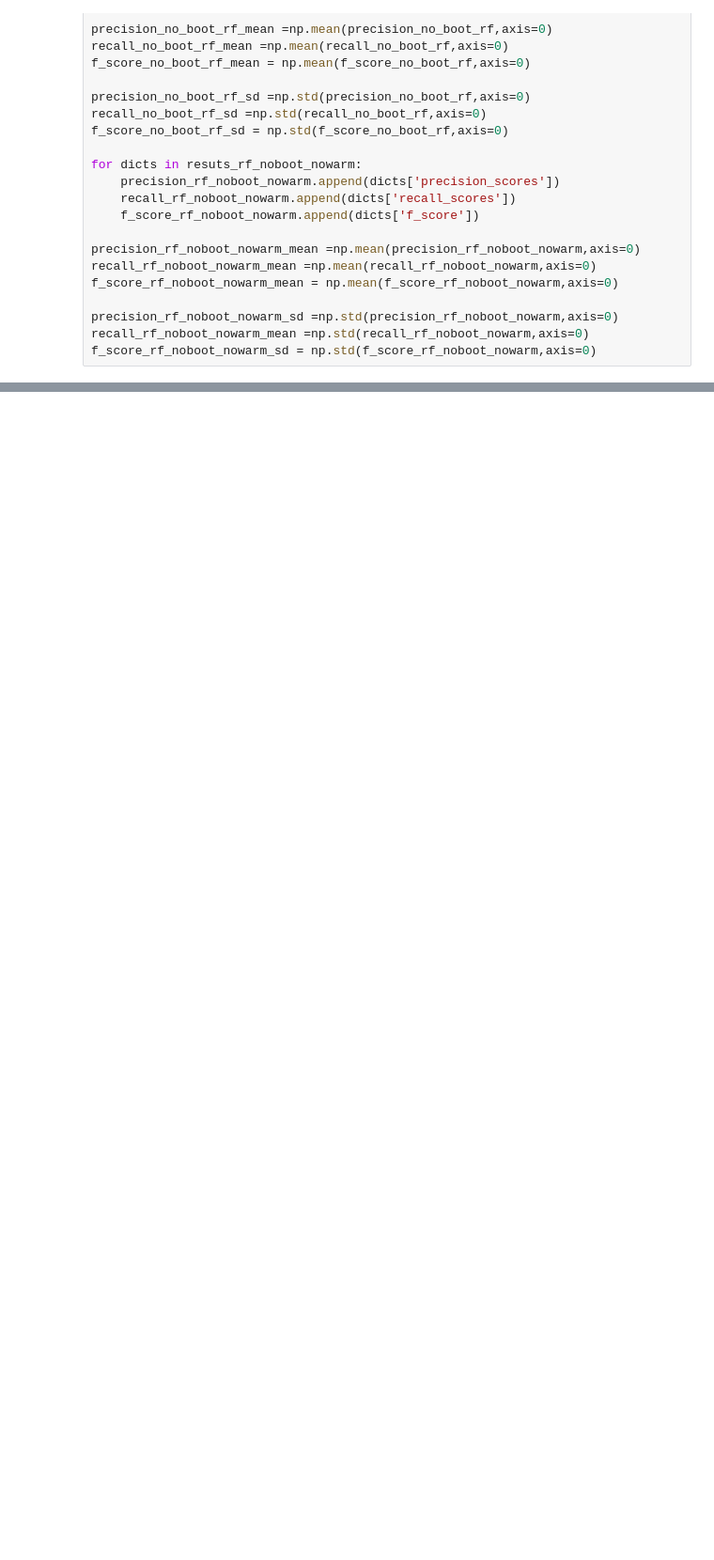
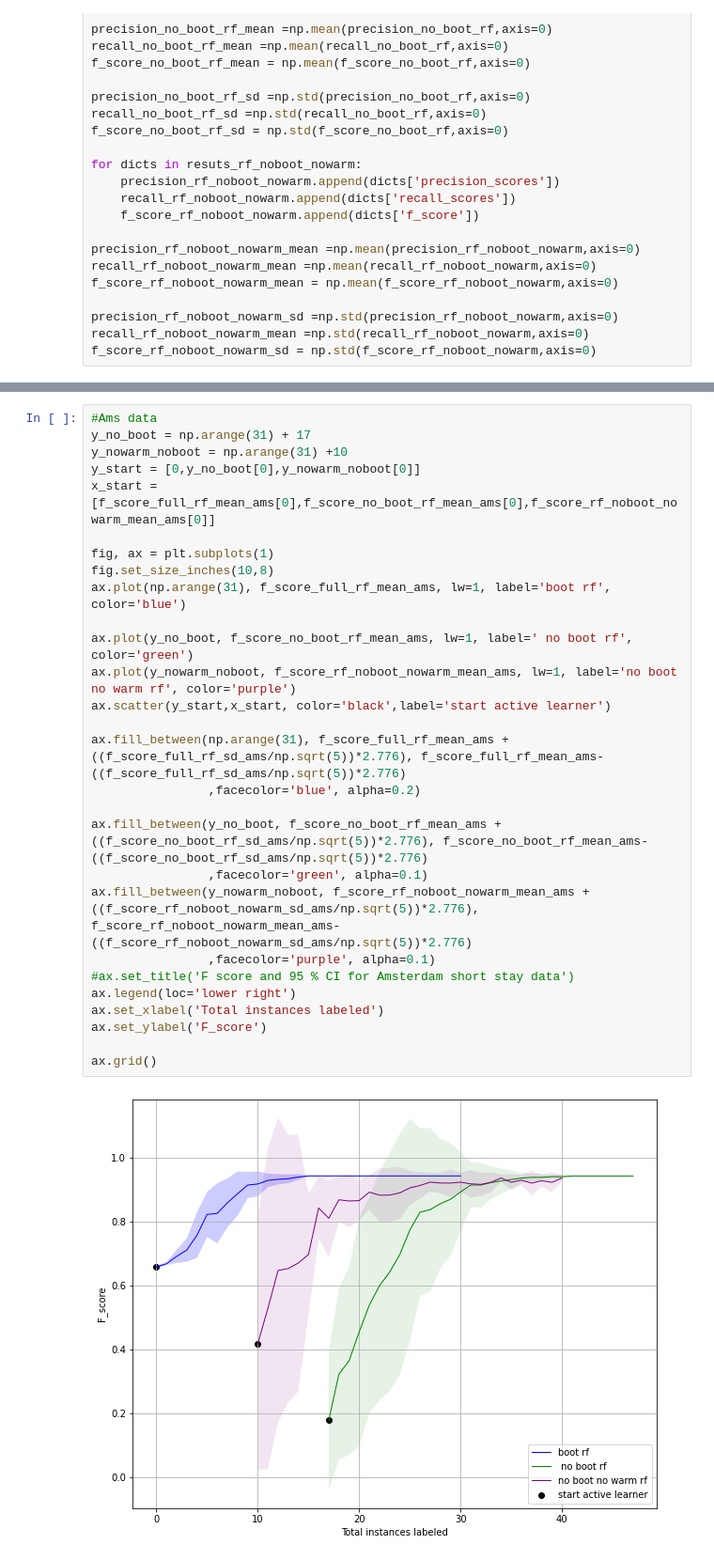
Before and after one commit to Amsterdam-Internships/Double-Listing, a Jupyter notebook: Code/graphs.ipynb, the cells around one changed output, grey strips where cells are left out. Shown: that part at 94% size. Drawn from its saved outputs; the diff is of its cells as text; blank space fills up the shorter version.

```diff
--- a/Code/graphs.ipynb
+++ b/Code/graphs.ipynb
@@ -184,0 +252,30 @@ ax.grid()
+# %%
+#Ams data
+y_no_boot = np.arange(31) + 17
+y_nowarm_noboot = np.arange(31) +10
+y_start = [0,y_no_boot[0],y_nowarm_noboot[0]]
+x_start = [f_score_full_rf_mean_ams[0],f_score_no_boot_rf_mean_ams[0],f_score_rf_noboot_nowarm_mean_ams[0]]
+
+fig, ax = plt.subplots(1)
+fig.set_size_inches(10,8)
+ax.plot(np.arange(31), f_score_full_rf_mean_ams, lw=1, label='boot rf', color='blue')
+
+ax.plot(y_no_boot, f_score_no_boot_rf_mean_ams, lw=1, label=' no boot rf', color='green')
+ax.plot(y_nowarm_noboot, f_score_rf_noboot_nowarm_mean_ams, lw=1, label='no boot no warm rf', color='purple')
+ax.scatter(y_start,x_start, color='black',label='start active learner')
+
+ax.fill_between(np.arange(31), f_score_full_rf_mean_ams + ((f_score_full_rf_sd_ams/np.sqrt(5))*2.776), f_score_full_rf_mean_ams-((f_score_full_rf_sd_ams/np.sqrt(5))*2.776)
+                ,facecolor='blue', alpha=0.2)
+
+ax.fill_between(y_no_boot, f_score_no_boot_rf_mean_ams + ((f_score_no_boot_rf_sd_ams/np.sqrt(5))*2.776), f_score_no_boot_rf_mean_ams-((f_score_no_boot_rf_sd_ams/np.sqrt(5))*2.776)
+                ,facecolor='green', alpha=0.1)
+ax.fill_between(y_nowarm_noboot, f_score_rf_noboot_nowarm_mean_ams + ((f_score_rf_noboot_nowarm_sd_ams/np.sqrt(5))*2.776), f_score_rf_noboot_nowarm_mean_ams-((f_score_rf_noboot_nowarm_sd_ams/np.sqrt(5))*2.776)
+                ,facecolor='purple', alpha=0.1)
+#ax.set_title('F score and 95 % CI for Amsterdam short stay data')
+ax.legend(loc='lower right')
+ax.set_xlabel('Total instances labeled')
+ax.set_ylabel('F_score')
+
+ax.grid()
+# %% [output]
+[figure, added]
```
Also changed, not shown: parts of 7 cells of this notebook, 12 other files.
